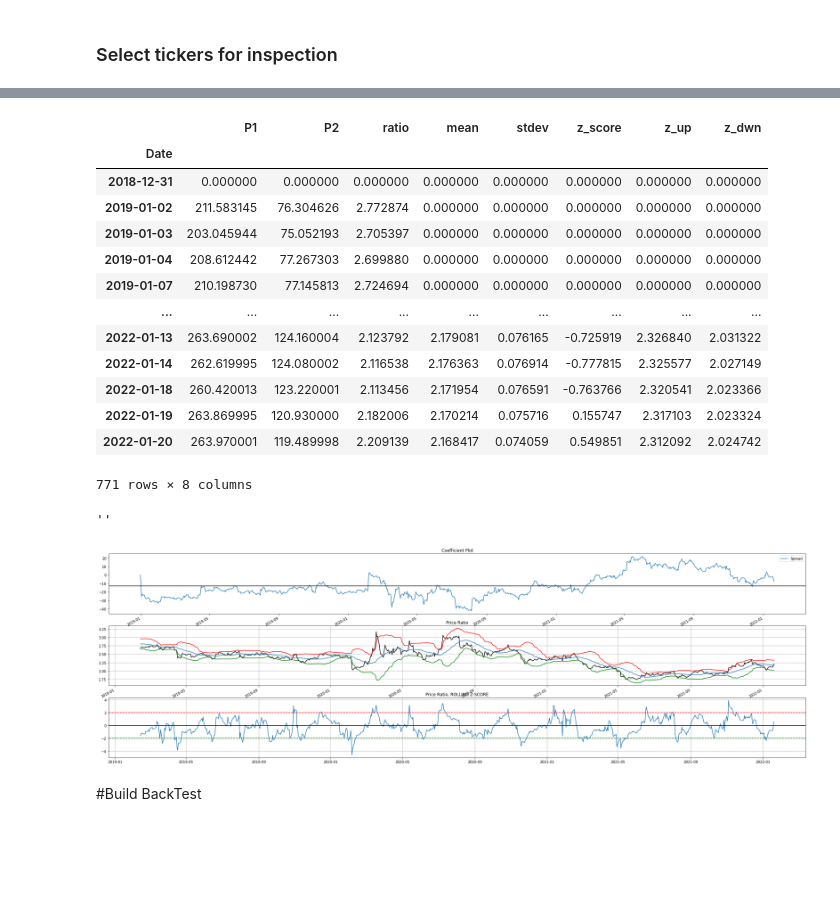
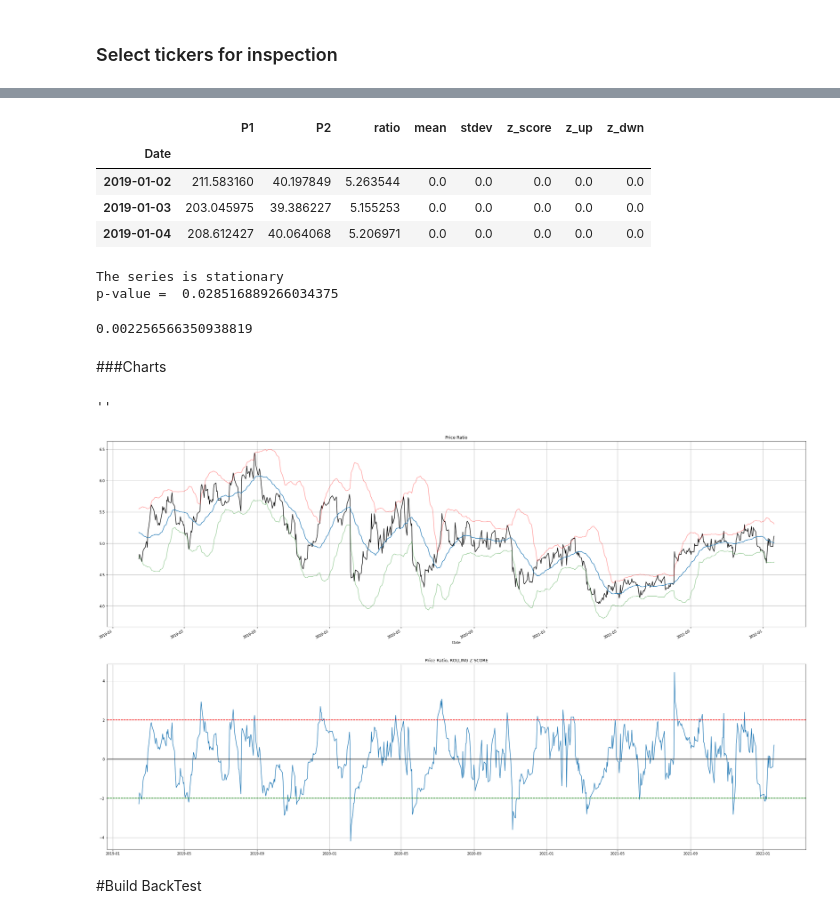
Before and after one commit to jimtoberfest/Cointegration_Testing, a Jupyter notebook: Large_Cointegration_2.ipynb, the cells around one changed output, grey strips where cells are left out. Saved outputs shown, nothing was run; the diff lists cells and outputs as text; code cells hidden in the pictures; blank space fills up the shorter version.

```diff
--- a/Large_Cointegration_2.ipynb
+++ b/Large_Cointegration_2.ipynb
@@ -222,7 +226,7 @@ df['down_2'][90:].plot(color='g')
 # %% [markdown]
 ## Pairs Download
 # %%
-start = '2019-01-01'
+start = '2019-01-02'
 end = '2022-01-21'
 
 # end = today
@@ -319,8 +331,8 @@ df_preselects = pd.read_csv('/content/drive/MyDrive/df_preselects.csv')
 # %% [markdown]
 ### Select tickers for inspection
 # %%
-ticker1 = df_preselects['S1'][0]
-ticker2 = df_preselects['S2'][0]
+ticker1 = df_preselects['S1'][2]
+ticker2 = df_preselects['S2'][2]
 
 print('tickers:', ticker1,'|', ticker2)
 # %% [output]
@@ -375,6 +426,6 @@ plt.legend(['Spread']);
 # %%
 window = 30    #SELECT NUMBER OF DAYS FOR LOOKBACK
-zs = 1.94
+zs = 2.0
 
 
 df_prices['ratio'] = df_prices['P1'] / df_prices['P2']
@@ -386,23 +437,22 @@ df_prices['z_score'] = (df_prices['ratio'] - df_prices['mean'].shift(0)) / df_pr
 df_prices['z_up'] = df_prices['mean'] + (df_prices['stdev'] * zs)
 df_prices['z_dwn'] = df_prices['mean'] - (df_prices['stdev'] * zs)
 
+
+# s_mean = df_prices['spread'].mean()
+# stdev = df_prices['spread'].std()
+# df_prices['spread_Z'] = (df_prices['spread'] - s_mean) / stdev
+
+
+
+
 df_prices.fillna(0, inplace=True)
 
 
 
-df_prices
+df_prices.head(3)
 # %% [output]
 |  | P1 | P2 | ratio | mean | stdev | z_score | z_up | z_dwn |
 | Date |  |  |  |  |  |  |  |  |
-| 2018-12-31 | 0.000000 | 0.000000 | 0.000000 | 0.000000 | 0.000000 | 0.000000 | 0.000000 | 0.000000 |
-| 2019-01-02 | 211.583145 | 76.304626 | 2.772874 | 0.000000 | 0.000000 | 0.000000 | 0.000000 | 0.000000 |
-| 2019-01-03 | 203.045944 | 75.052193 | 2.705397 | 0.000000 | 0.000000 | 0.000000 | 0.000000 | 0.000000 |
-| 2019-01-04 | 208.612442 | 77.267303 | 2.699880 | 0.000000 | 0.000000 | 0.000000 | 0.000000 | 0.000000 |
-| 2019-01-07 | 210.198730 | 77.145813 | 2.724694 | 0.000000 | 0.000000 | 0.000000 | 0.000000 | 0.000000 |
-| ... | ... | ... | ... | ... | ... | ... | ... | ... |
-| 2022-01-13 | 263.690002 | 124.160004 | 2.123792 | 2.179081 | 0.076165 | -0.725919 | 2.326840 | 2.031322 |
-| 2022-01-14 | 262.619995 | 124.080002 | 2.116538 | 2.176363 | 0.076914 | -0.777815 | 2.325577 | 2.027149 |
-| 2022-01-18 | 260.420013 | 123.220001 | 2.113456 | 2.171954 | 0.076591 | -0.763766 | 2.320541 | 2.023366 |
-| 2022-01-19 | 263.869995 | 120.930000 | 2.182006 | 2.170214 | 0.075716 | 0.155747 | 2.317103 | 2.023324 |
-| 2022-01-20 | 263.970001 | 119.489998 | 2.209139 | 2.168417 | 0.074059 | 0.549851 | 2.312092 | 2.024742 |
+| 2019-01-02 | 211.583160 | 40.197849 | 5.263544 | 0.0 | 0.0 | 0.0 | 0.0 | 0.0 |
+| 2019-01-03 | 203.045975 | 39.386227 | 5.155253 | 0.0 | 0.0 | 0.0 | 0.0 | 0.0 |
+| 2019-01-04 | 208.612427 | 40.064068 | 5.206971 | 0.0 | 0.0 | 0.0 | 0.0 | 0.0 |
-771 rows × 8 columns
@@ -409,37 +462,52 @@ df_prices
+# %%
+stationarity(df_prices['ratio'])
+# %% [output]
+The series is stationary
+p-value =  0.028516889266034375
+# %%
+co_check = ts.coint(df_prices['P1'][1:], df_prices['P2'][1:])
+print(co_check[1])
+# %% [output]
+0.002256566350938819
+# %% [markdown]
+###Charts
 # %%
-plt.figure(figsize=(36, 12))
+plt.figure(figsize=(36, 12 * 2))
 
-plt.subplot(3,1,1)
-plt.title('Coefficient Plot')
-plt.grid()
-spread = R2 - b * R1
-spread.plot()
-plt.axhline(spread.mean(), color='black')
-plt.legend(['Spread']);
+# plt.subplot(3,1,1)
+# plt.title('Coefficient Plot')
+# plt.grid()
+# df_prices['spread_Z'][window:].plot()
+# plt.axhline(0.0, color='k', linestyle='-')
+# plt.axhline(zs, color='r', linestyle='--')
+# plt.axhline(-zs, color='g', linestyle='--')
+# plt.legend(['Spread'])
+# plt.grid();
 
 
-plt.subplot(3,1,2)
+plt.subplot(2,1,1)
 df_prices['ratio'][window:].plot(color='k')
 df_prices['mean'][window:].plot()
-df_prices['z_up'][window:].plot(color='r')
-df_prices['z_dwn'][window:].plot(color='g')
+df_prices['z_up'][window:].plot(color='r', alpha=.4)
+df_prices['z_dwn'][window:].plot(color='g', alpha=.4)
 plt.title('Price Ratio')
 plt.grid()
 
-plt.subplot(3,1,3)
+
+plt.subplot(2,1,2)
 plt.title('Price Ratio, ROLLING Z-SCORE')
 plt.plot(df_prices['z_score'][window:])
 plt.axhline(0.0, color='k', linestyle='-')
-plt.axhline(2.0, color='r', linestyle='--')
-plt.axhline(-2.0, color='g', linestyle='--')
+plt.axhline(zs, color='r', linestyle='--')
+plt.axhline(-zs, color='g', linestyle='--')
 # plt.title('Price Ratio, ROLLING Z-SCORE')
 plt.grid()
 
 
 ;
 # %% [output]
 ''
-[figure, old version]
+[figure, new version]
 # %% [markdown]
 #Build BackTest
 # %%
```
Also changed, not shown: parts of 23 cells of this notebook.
